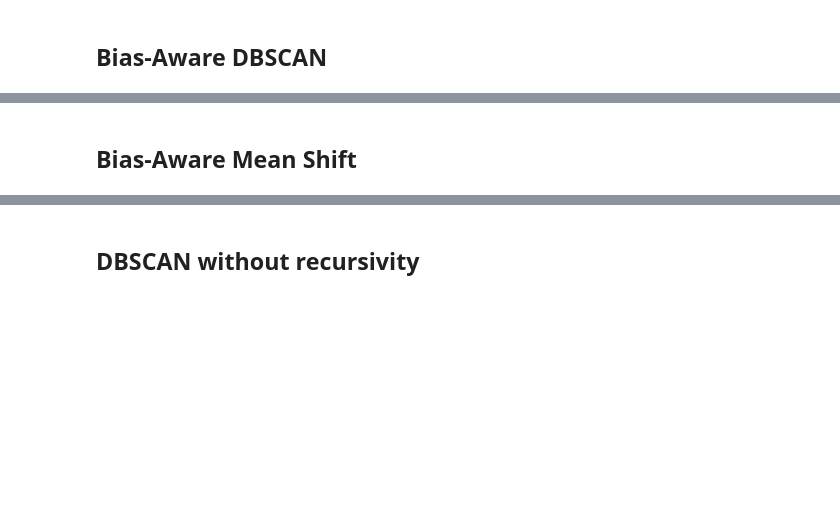
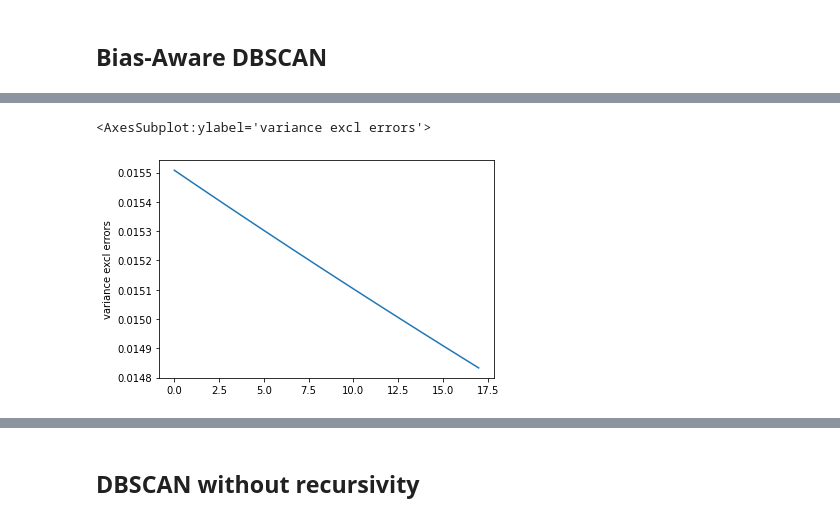
Before and after one commit to Sm2468/msc_thesis, a Jupyter notebook: Pipeline/4_wine_bias_clustering.ipynb, the cells around one changed output, grey strips where cells are left out. Cells and saved outputs as stored; diff of their text form; code cells hidden in the pictures; blank space fills up the shorter version.

```diff
--- a/Pipeline/4_wine_bias_clustering.ipynb
+++ b/Pipeline/4_wine_bias_clustering.ipynb
@@ -322,2 +311,6 @@ MAX_ITER
-# %% [markdown]
-## Bias-Aware Mean Shift
+# %%
+variance_df = pd.DataFrame(variance_list).rename(columns={0:"variance excl errors"})
+sns.lineplot(data=variance_df, x=variance_df.index,y="variance excl errors")
+# %% [output]
+<AxesSubplot:ylabel='variance excl errors'>
+[figure, added]
```
Also changed, not shown: parts of 7 cells of this notebook.
